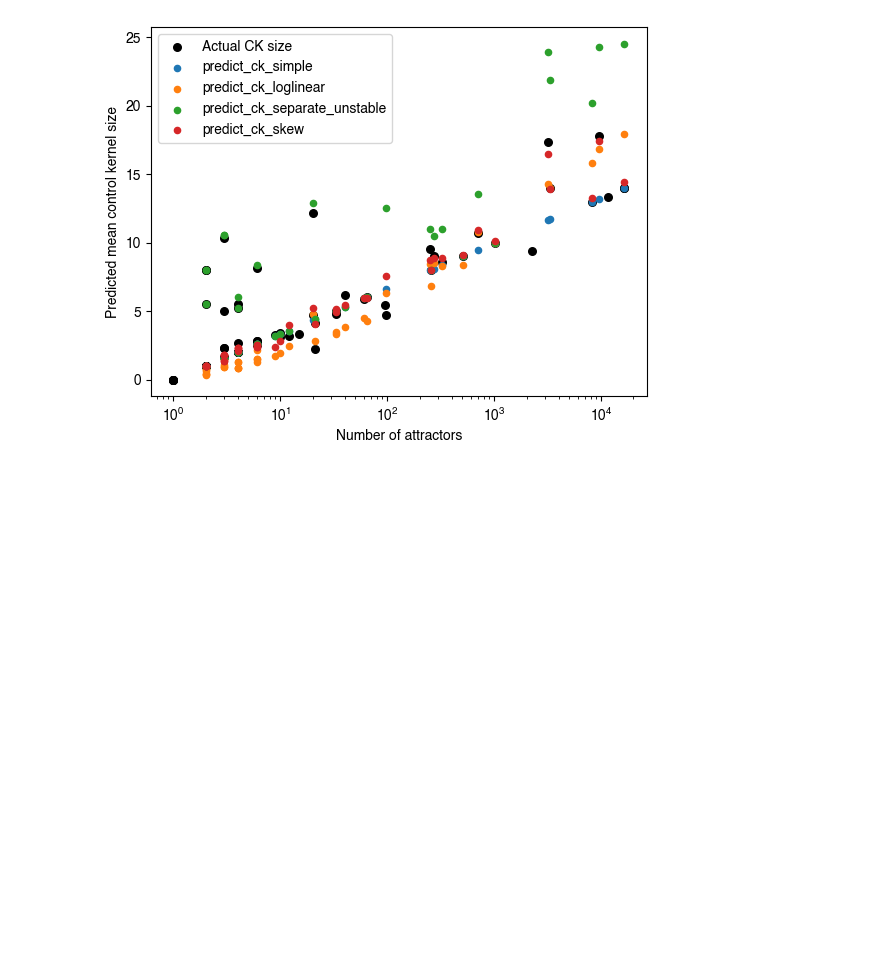
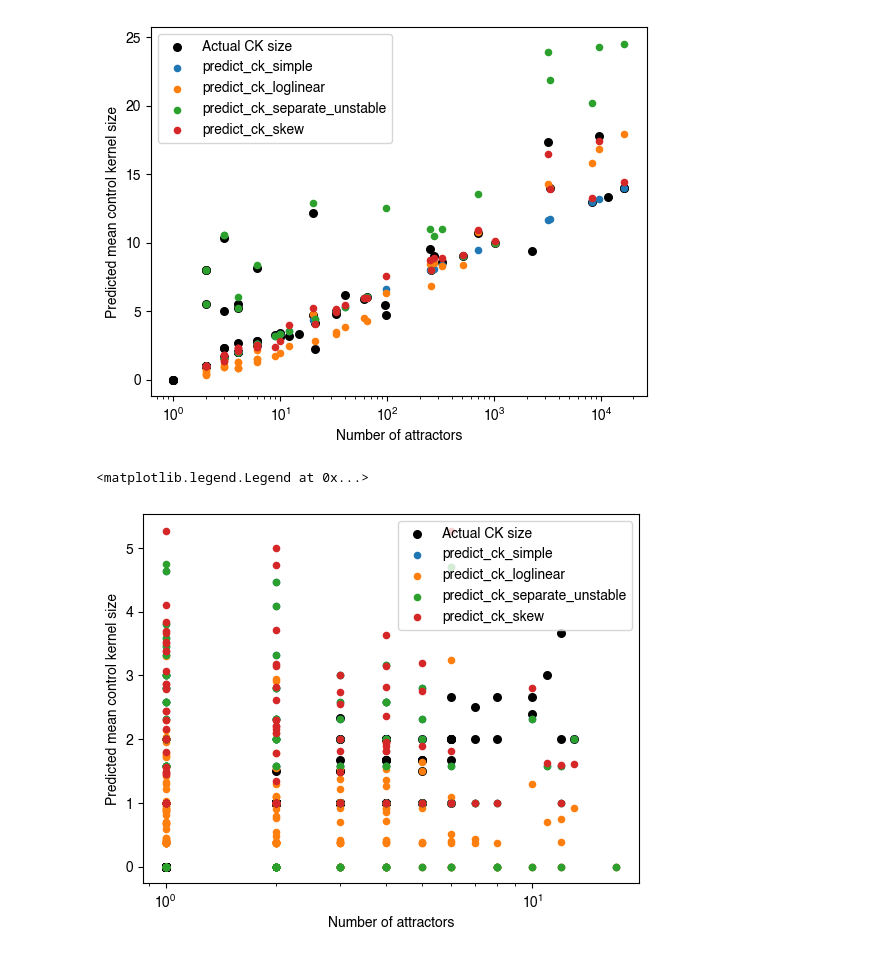
Before and after one commit to bcdaniels/Control-of-Synthetic-Boolean-Networks, a Jupyter notebook: CK_vs_entropy/basin-sizes-to-control-kernel-sizes.ipynb, the cells around one changed output. Cells and saved outputs as stored; diff of their text form; code cells hidden in the pictures; blank space fills up the shorter version.

```diff
--- a/CK_vs_entropy/basin-sizes-to-control-kernel-sizes.ipynb
+++ b/CK_vs_entropy/basin-sizes-to-control-kernel-sizes.ipynb
@@ -254,3 +354,25 @@ plt.legend()
 # %% [output]
 <matplotlib.legend.Legend at 0x...>
 [figure]
+# %%
+# plot with respect to the number of attractors: random networks
+
+plt.scatter(dfExactRBN['number of attractors'],
+            dfExactRBN['mean control kernel size'],
+            s=30,
+            label='Actual CK size',
+            c='black')
+
+for ck_func in functions_to_test:
+    plt.scatter(dfExactRBN['number of attractors'],
+                dfExactRBN[ck_func.__name__],
+                label=ck_func.__name__,
+                s=20)
+
+plt.xlabel('Number of attractors')
+plt.ylabel('Predicted mean control kernel size')
+plt.xscale('log')
+plt.legend()
+# %% [output]
+<matplotlib.legend.Legend at 0x...>
+[figure, added]
```
Also changed, not shown: parts of 15 cells of this notebook, 2 other files.
